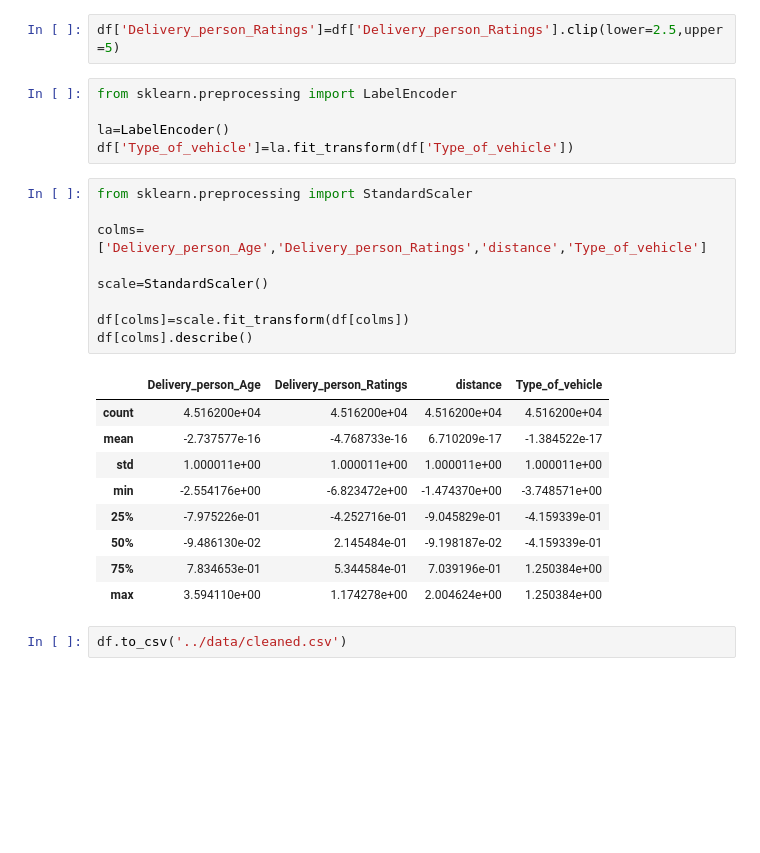
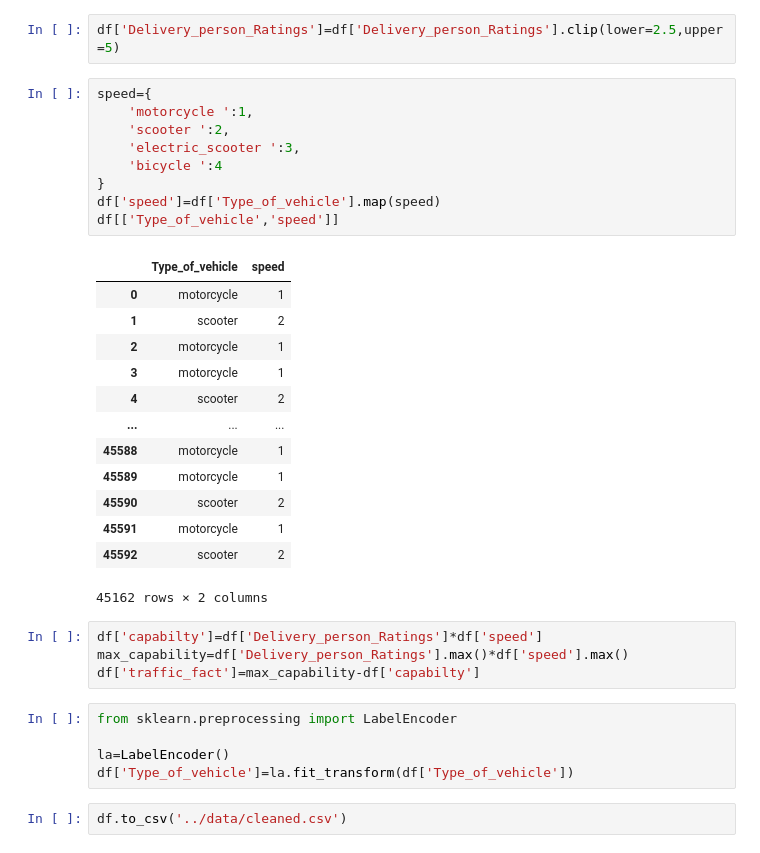
Before and after one commit to sarfraspc/Delivery-Time-Predictor, a Jupyter notebook: src/preprocessing.ipynb, the cells around one changed output. Drawn from its saved outputs; the diff is of its cells as text; blank space fills up the shorter version.

```diff
--- a/src/preprocessing.ipynb
+++ b/src/preprocessing.ipynb
@@ -26,29 +26,37 @@ df.head()
 | 4 | 32 | 4.6 | scooter | 30 | 6.197898 |
 # %%
 df['Delivery_person_Ratings']=df['Delivery_person_Ratings'].clip(lower=2.5,upper=5)
-# %%
-from sklearn.preprocessing import LabelEncoder
-
-la=LabelEncoder()
-df['Type_of_vehicle']=la.fit_transform(df['Type_of_vehicle'])
-# %%
-from sklearn.preprocessing import StandardScaler
-
-colms=['Delivery_person_Age','Delivery_person_Ratings','distance','Type_of_vehicle']
-
-scale=StandardScaler()
-
-df[colms]=scale.fit_transform(df[colms])
-df[colms].describe()
-# %% [output]
-|  | Delivery_person_Age | Delivery_person_Ratings | distance | Type_of_vehicle |
-| count | 4.516200e+04 | 4.516200e+04 | 4.516200e+04 | 4.516200e+04 |
-| mean | -2.737577e-16 | -4.768733e-16 | 6.710209e-17 | -1.384522e-17 |
-| std | 1.000011e+00 | 1.000011e+00 | 1.000011e+00 | 1.000011e+00 |
-| min | -2.554176e+00 | -6.823472e+00 | -1.474370e+00 | -3.748571e+00 |
-| 25% | -7.975226e-01 | -4.252716e-01 | -9.045829e-01 | -4.159339e-01 |
-| 50% | -9.486130e-02 | 2.145484e-01 | -9.198187e-02 | -4.159339e-01 |
-| 75% | 7.834653e-01 | 5.344584e-01 | 7.039196e-01 | 1.250384e+00 |
-| max | 3.594110e+00 | 1.174278e+00 | 2.004624e+00 | 1.250384e+00 |
+# %%
+speed={
+    'motorcycle ':1,
+    'scooter ':2,
+    'electric_scooter ':3,
+    'bicycle ':4
+}
+df['speed']=df['Type_of_vehicle'].map(speed)
+df[['Type_of_vehicle','speed']]
+# %% [output]
+|  | Type_of_vehicle | speed |
+| 0 | motorcycle | 1 |
+| 1 | scooter | 2 |
+| 2 | motorcycle | 1 |
+| 3 | motorcycle | 1 |
+| 4 | scooter | 2 |
+| ... | ... | ... |
+| 45588 | motorcycle | 1 |
+| 45589 | motorcycle | 1 |
+| 45590 | scooter | 2 |
+| 45591 | motorcycle | 1 |
+| 45592 | scooter | 2 |
+45162 rows × 2 columns
+# %%
+df['capabilty']=df['Delivery_person_Ratings']*df['speed']
+max_capability=df['Delivery_person_Ratings'].max()*df['speed'].max()
+df['traffic_fact']=max_capability-df['capabilty']
+# %%
+from sklearn.preprocessing import LabelEncoder
+
+la=LabelEncoder()
+df['Type_of_vehicle']=la.fit_transform(df['Type_of_vehicle'])
 # %%
 df.to_csv('../data/cleaned.csv')
```
Also changed, not shown: 4 other files.
